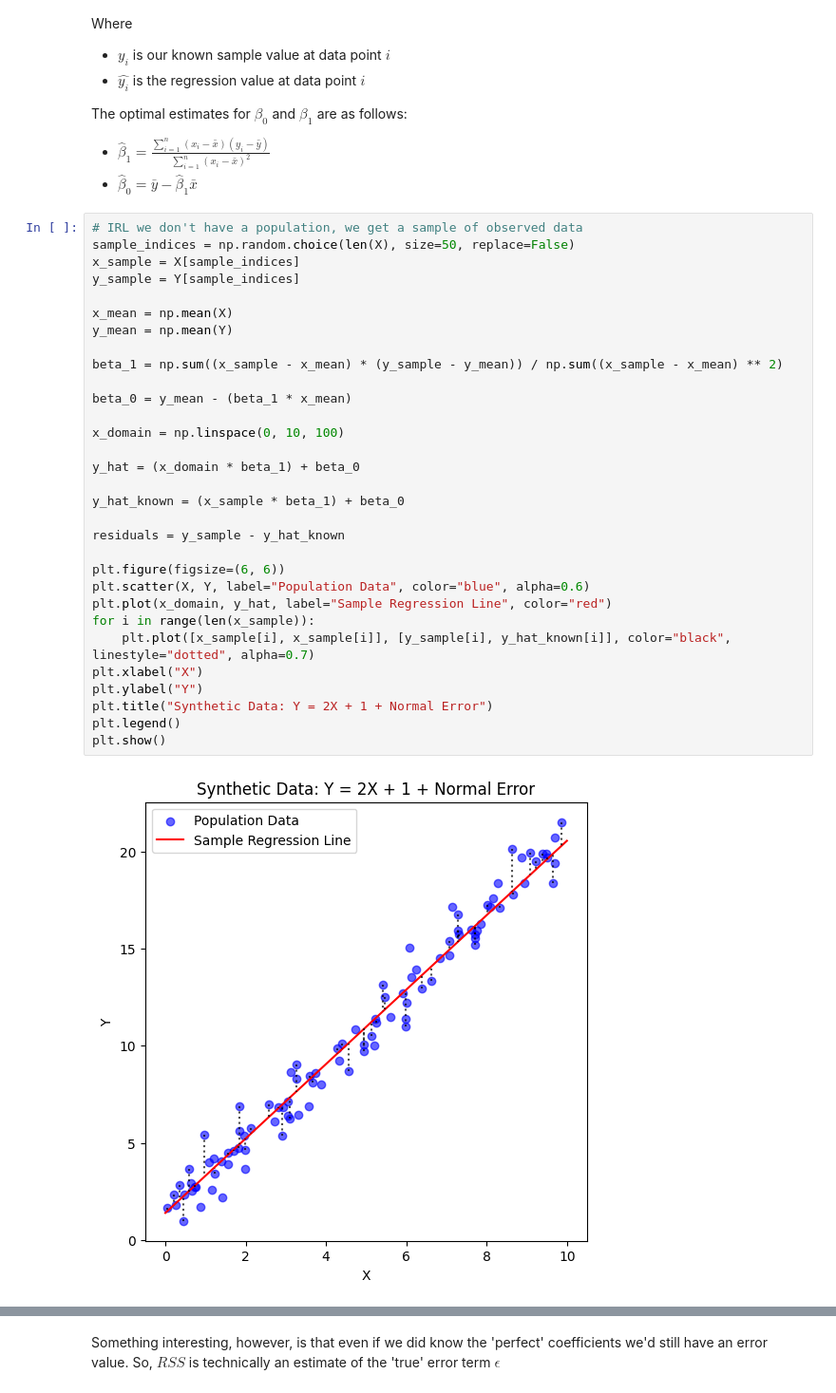
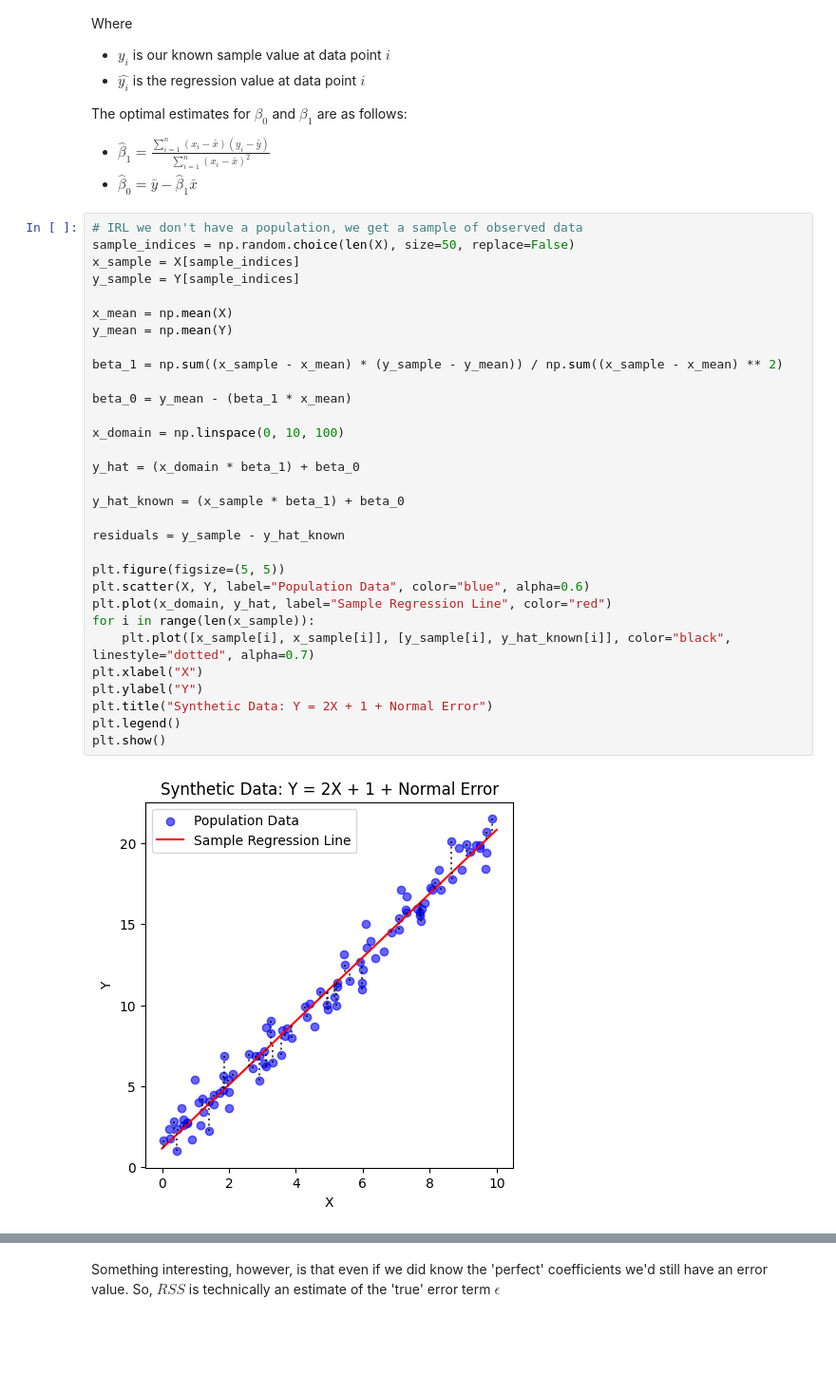
Before and after one commit to trentpark8800/linear-regression, a Jupyter notebook: linear_regression_theory.ipynb, the cells around one changed output, grey strips where cells are left out. Shown: that part at 95% size. Saved outputs shown, nothing was run; the diff lists cells and outputs as text; blank space fills up the shorter version.

```diff
--- a/linear_regression_theory.ipynb
+++ b/linear_regression_theory.ipynb
@@ -57,35 +57,35 @@ The optimal estimates for $\beta_0$ and $\beta_1$ are as follows:
 # IRL we don't have a population, we get a sample of observed data
 sample_indices = np.random.choice(len(X), size=50, replace=False)
 x_sample = X[sample_indices]
 y_sample = Y[sample_indices]
 
 x_mean = np.mean(X)
 y_mean = np.mean(Y)
 
 beta_1 = np.sum((x_sample - x_mean) * (y_sample - y_mean)) / np.sum((x_sample - x_mean) ** 2)
 
 beta_0 = y_mean - (beta_1 * x_mean)
 
 x_domain = np.linspace(0, 10, 100)
 
 y_hat = (x_domain * beta_1) + beta_0
 
 y_hat_known = (x_sample * beta_1) + beta_0
 
 residuals = y_sample - y_hat_known
 
-plt.figure(figsize=(6, 6))
+plt.figure(figsize=(5, 5))
 plt.scatter(X, Y, label="Population Data", color="blue", alpha=0.6)
 plt.plot(x_domain, y_hat, label="Sample Regression Line", color="red")
 for i in range(len(x_sample)):
     plt.plot([x_sample[i], x_sample[i]], [y_sample[i], y_hat_known[i]], color="black", linestyle="dotted", alpha=0.7)
 plt.xlabel("X")
 plt.ylabel("Y")
 plt.title("Synthetic Data: Y = 2X + 1 + Normal Error")
 plt.legend()
 plt.show()
 # %% [output]
-[figure, old version]
+[figure, new version]
 # %%
 print("beta_0 ", beta_0)
 print("beta_1 ", beta_1)
```
Also changed, not shown: parts of 5 cells of this notebook, 1 other file.
